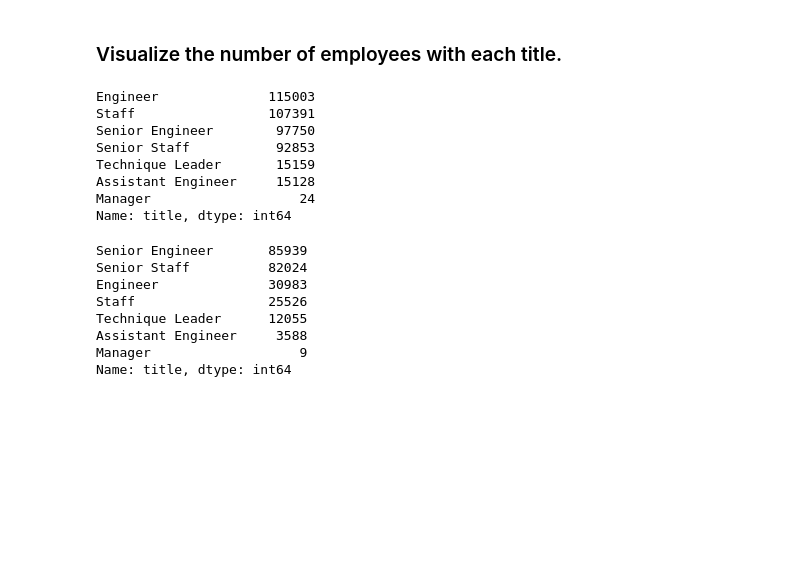
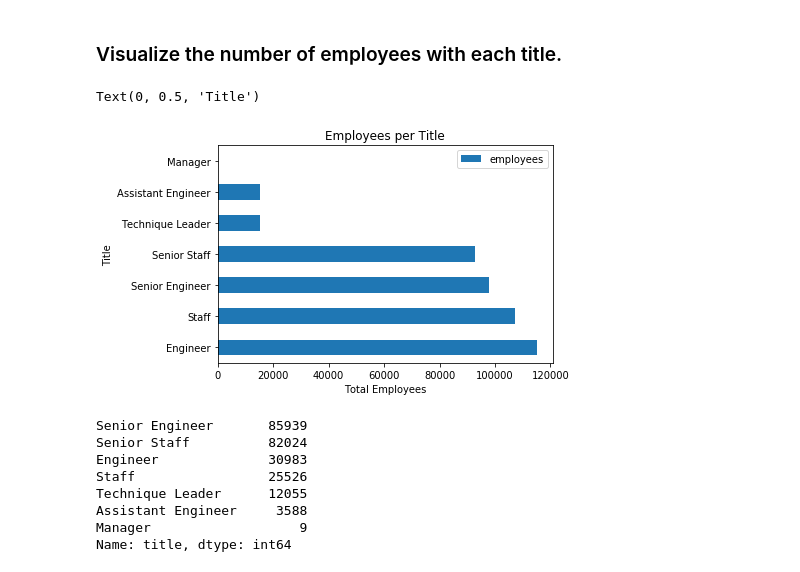
Before and after one commit to ThompsonBethany01/numpy-pandas-visualization-exercises, a Jupyter notebook: advanced_dataframes.ipynb, the cells around one changed output. Cells and saved outputs as stored; diff of their text form; code cells hidden in the pictures; blank space fills up the shorter version.

```diff
--- a/advanced_dataframes.ipynb
+++ b/advanced_dataframes.ipynb
@@ -166,18 +223,19 @@ titles = pd.read_sql('SELECT * FROM titles', get_db_url('employees'))
 # %%
 #using historical data, we did not filter out the old title dates from above
 #we joined the tables with a left join using the emp_no
 emp_with_titles = pd.merge(employees, titles, left_on='emp_no', right_on='emp_no', how='left')
 #value counts shows us the counts of the distinct title names
-emp_with_titles.title.value_counts()
+title_counts = emp_with_titles.title.value_counts()
+title_counts = pd.DataFrame(title_counts)
+title_counts = title_counts.rename(columns = {'title':'employees'})
+
+title_counts.plot.barh()
+plt.title('Employees per Title')
+plt.xlabel('Total Employees')
+plt.ylabel('Title')
 # %% [output]
-Engineer              115003
-Staff                 107391
-Senior Engineer        97750
-Senior Staff           92853
-Technique Leader       15159
-Assistant Engineer     15128
-Manager                   24
-Name: title, dtype: int64
+Text(0, 0.5, 'Title')
+[figure, added]
 # %%
 #this time we create a titles data table with only the current employee titles
 titles_current = pd.read_sql('SELECT * FROM titles WHERE to_date > CURDATE()', get_db_url('employees'))
```
Also changed, not shown: parts of 25 cells of this notebook.
